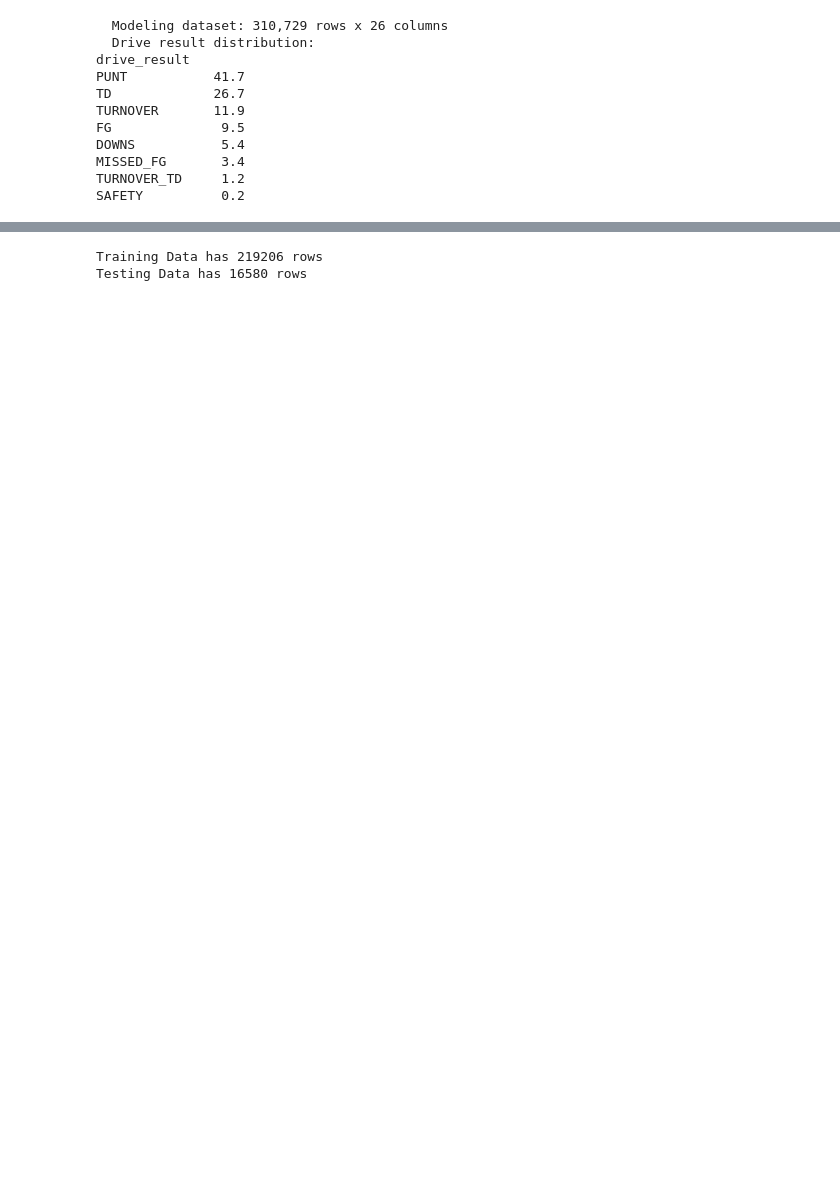
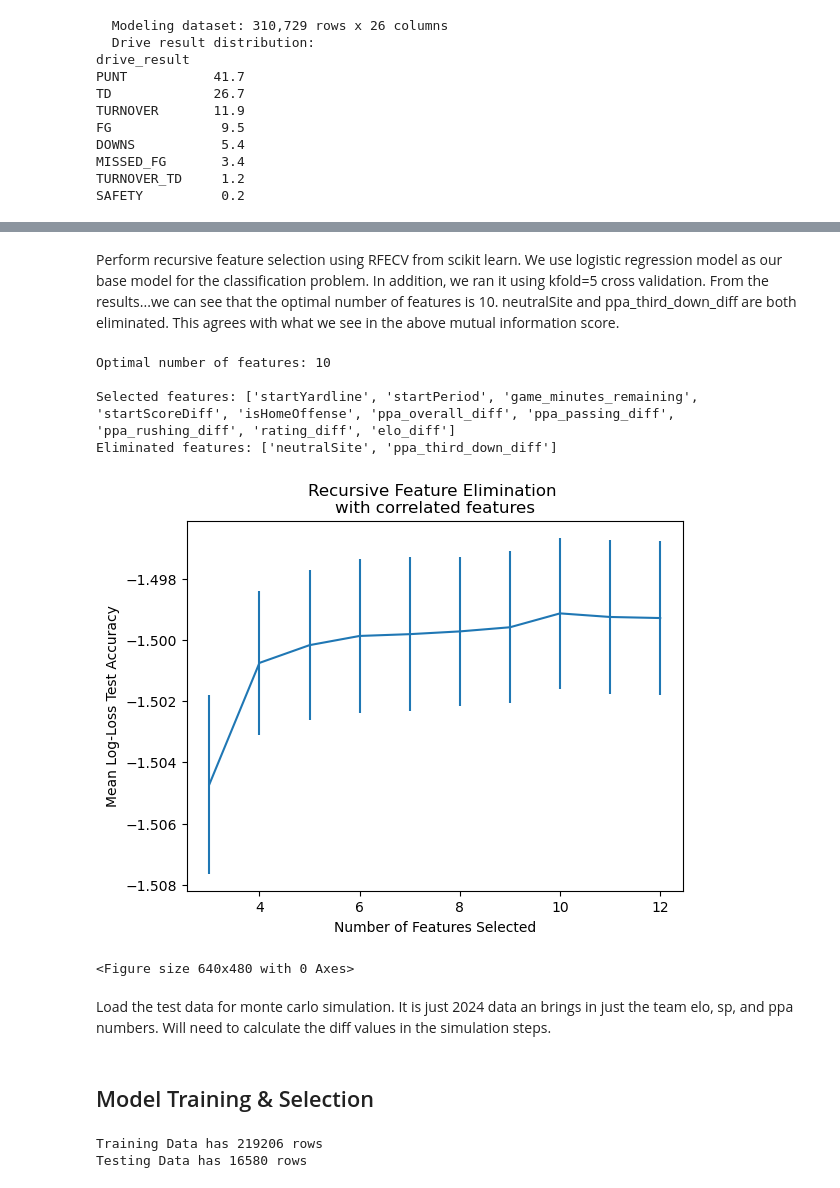
Before and after one commit to truett-jt/CFB-Simulator, a Jupyter notebook: cfb.ipynb, the cells around one changed output, grey strips where cells are left out. Drawn from its saved outputs; the diff is of its cells as text; code cells hidden in the pictures; blank space fills up the shorter version.

```diff
--- a/cfb.ipynb
+++ b/cfb.ipynb
@@ -562,0 +657,59 @@ Target Classes: ['DOWNS', 'FG', 'MISSED_FG', 'PUNT', 'SAFETY', 'TD', 'TURNOVER',
+# %% [markdown]
+Perform recursive feature selection using RFECV from scikit learn. We use logistic regression model as our base model for the classification problem. In addition, we ran it using kfold=5 cross validation. From the results...we can see that the optimal number of features is 10. neutralSite and ppa_third_down_diff are both eliminated. This agrees with what we see in the above mutual information score.
+# %%
+from sklearn.feature_selection import RFECV
+
+# set up scaler for log regression
+scaler = StandardScaler()
+X_scaled = scaler.fit_transform(X)
+
+# configure RFECV with log reg and cv with 5 folds
+rfe = RFECV(
+    estimator=LogisticRegression(
+        multi_class="multinomial",
+        max_iter=1000,
+        random_state=42
+    ),
+    step=1,
+    cv=StratifiedKFold(n_splits=5),
+    scoring="neg_log_loss",
+    n_jobs=-1,
+    min_features_to_select=3
+)
+rfe.fit(X_scaled, y)
+
+# get the selected features and print
+selected_features = [f for f, s in zip(FEATURE_COLS, rfe.support_) if s]
+eliminated_features = [f for f, s in zip(FEATURE_COLS, rfe.support_) if not s]
+print(f"\nOptimal number of features: {rfe.n_features_}")
+print(f"\nSelected features: {selected_features}")
+print(f"Eliminated features: {eliminated_features}")
+
+# pull the feature number and mean log loss test score across folds
+cv_results = pd.DataFrame({
+    key: value
+    for key, value in rfe.cv_results_.items()
+    if key in ["n_features", "mean_test_score", "std_test_score"]
+})
+
+# plot the mean log loss test score
+plt.figure()
+plt.xlabel("Number of Features Selected")
+plt.ylabel("Mean Log-Loss Test Accuracy")
+plt.errorbar(
+    x=cv_results["n_features"],
+    y=cv_results["mean_test_score"],
+    yerr=cv_results["std_test_score"],
+)
+plt.title("Recursive Feature Elimination \nwith correlated features")
+plt.show()
+plt.savefig("reports/rfecv_plot.png", dpi=150)
+# %% [output]
+Optimal number of features: 10
+
+Selected features: ['startYardline', 'startPeriod', 'game_minutes_remaining', 'startScoreDiff', 'isHomeOffense', 'ppa_overall_diff', 'ppa_passing_diff', 'ppa_rushing_diff', 'rating_diff', 'elo_diff']
+Eliminated features: ['neutralSite', 'ppa_third_down_diff']
+[figure, added]
+<Figure size 640x480 with 0 Axes>
+# %% [markdown]
+Load the test data for monte carlo simulation. It is just 2024 data an brings in just the team elo, sp, and ppa numbers. Will need to calculate the diff values in the simulation steps.
@@ -563,3 +735,5 @@ Target Classes: ['DOWNS', 'FG', 'MISSED_FG', 'PUNT', 'SAFETY', 'TD', 'TURNOVER',
+# %% [markdown]
+## Model Training & Selection
 # %%
 # Set up train/test split based on year
 test_mask = df['season'] == VAL_SEASON
```
Also changed, not shown: parts of 30 cells of this notebook, 5 other files.
